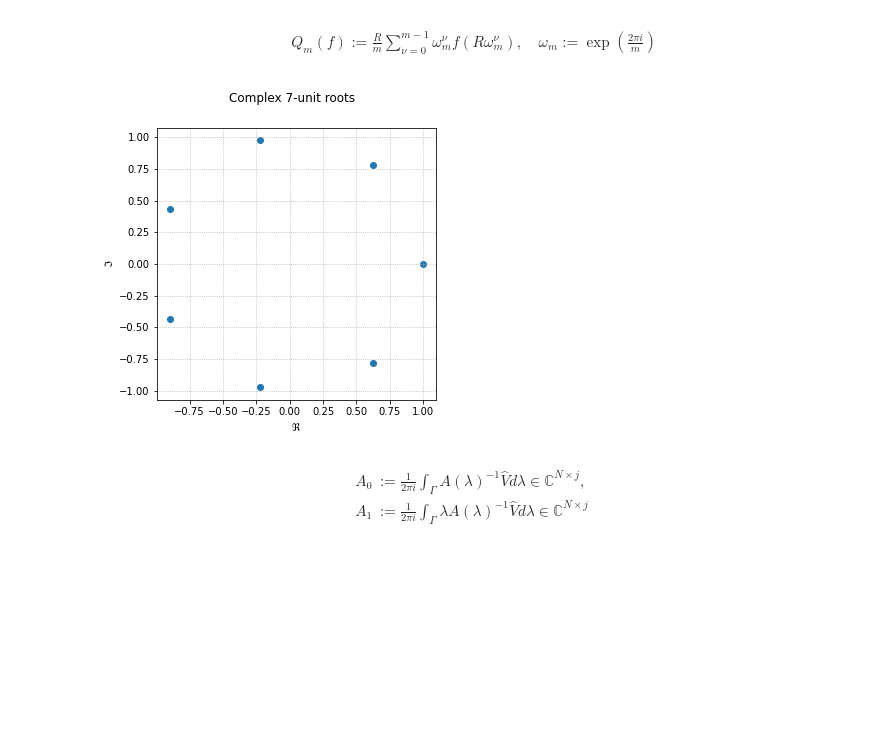
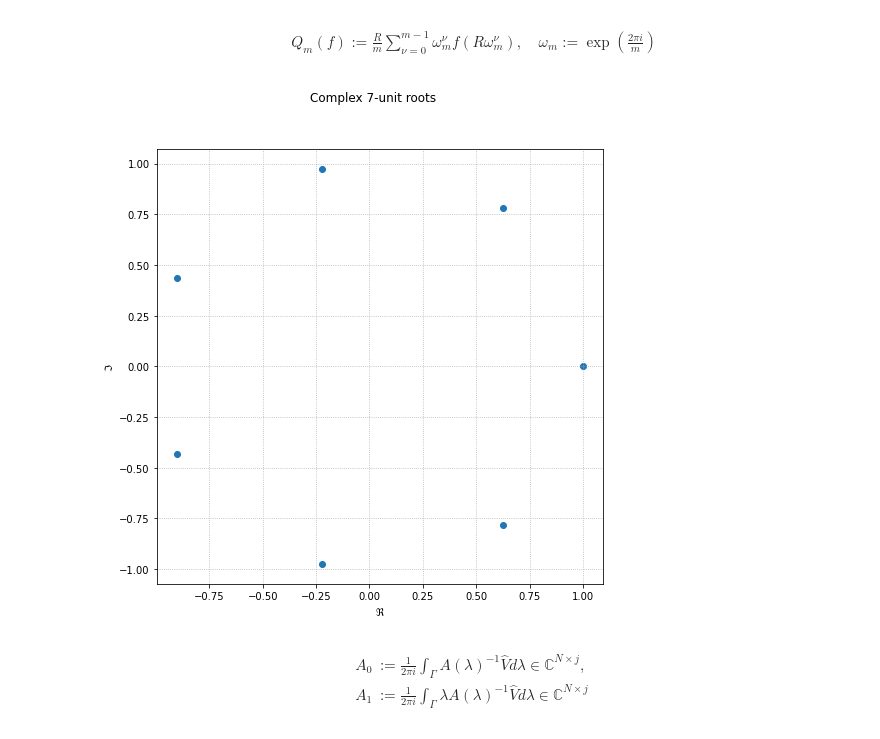
Before and after one commit to MrWhiteRichard/Fundament-Mathematik, a Jupyter notebook: WS_2020-21/SemNumLinAlg/Nichtlineare Eigenwertprobleme/main.ipynb, the cells around one changed output. Saved outputs shown, nothing was run; the diff lists cells and outputs as text; code cells hidden in the pictures; blank space fills up the shorter version.

```diff
--- a/WS_2020-21/SemNumLinAlg/Nichtlineare Eigenwertprobleme/main.ipynb
+++ b/WS_2020-21/SemNumLinAlg/Nichtlineare Eigenwertprobleme/main.ipynb
@@ -41,28 +41,38 @@ Q = lambda m, f, R, z: Q_zero(
     R
 )
 # %%
-m = 7
+def plot_complex(numbers, title = None):
 
-fig = plt.figure(figsize = (5, 5))
+    fig = plt.figure(figsize = (8, 8))
 
-plt.scatter(
-    *np.array([
-        [
-            (omega(m) ** nu).real,
-            (omega(m) ** nu).imag
-        ]
-        for nu in range(m)
-    ]).transpose()
-)
+    plt.scatter(
+        *np.array([
+            [number.real, number.imag]
+            for number in numbers
+        ]).transpose()
+    )
 
-plt.grid(linestyle = ':')
-plt.xlabel('$\Re$')
-plt.ylabel('$\Im$')
-plt.suptitle(f'Complex {m}-unit roots')
+    plt.grid(linestyle = ':')
+    plt.xlabel('$\Re$')
+    plt.ylabel('$\Im$')
 
-fig.show()
+    if title != None:
+        plt.suptitle(title)
+
+    fig.show()
-# %% [output]
-[figure, removed]
+# %%
+m = 7
+
+numbers = [
+    omega(m) ** nu
+    for nu in range(m)
+]
+
+title = f'Complex {m}-unit roots'
+
+plot_complex(numbers, title)
+# %% [output]
+[figure, added]
 # %% [markdown]
 \begin{align*}
     A_0
```
Also changed, not shown: parts of 8 cells of this notebook.
